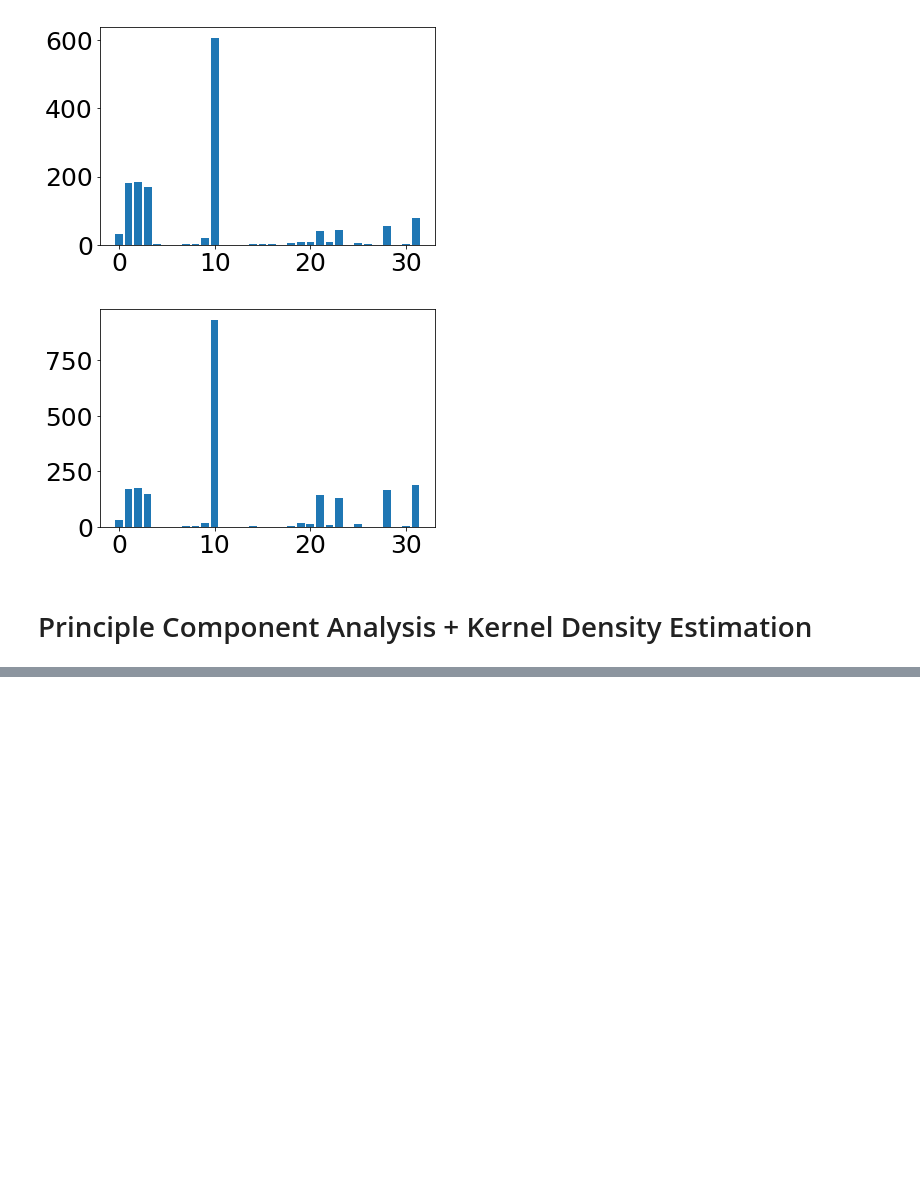
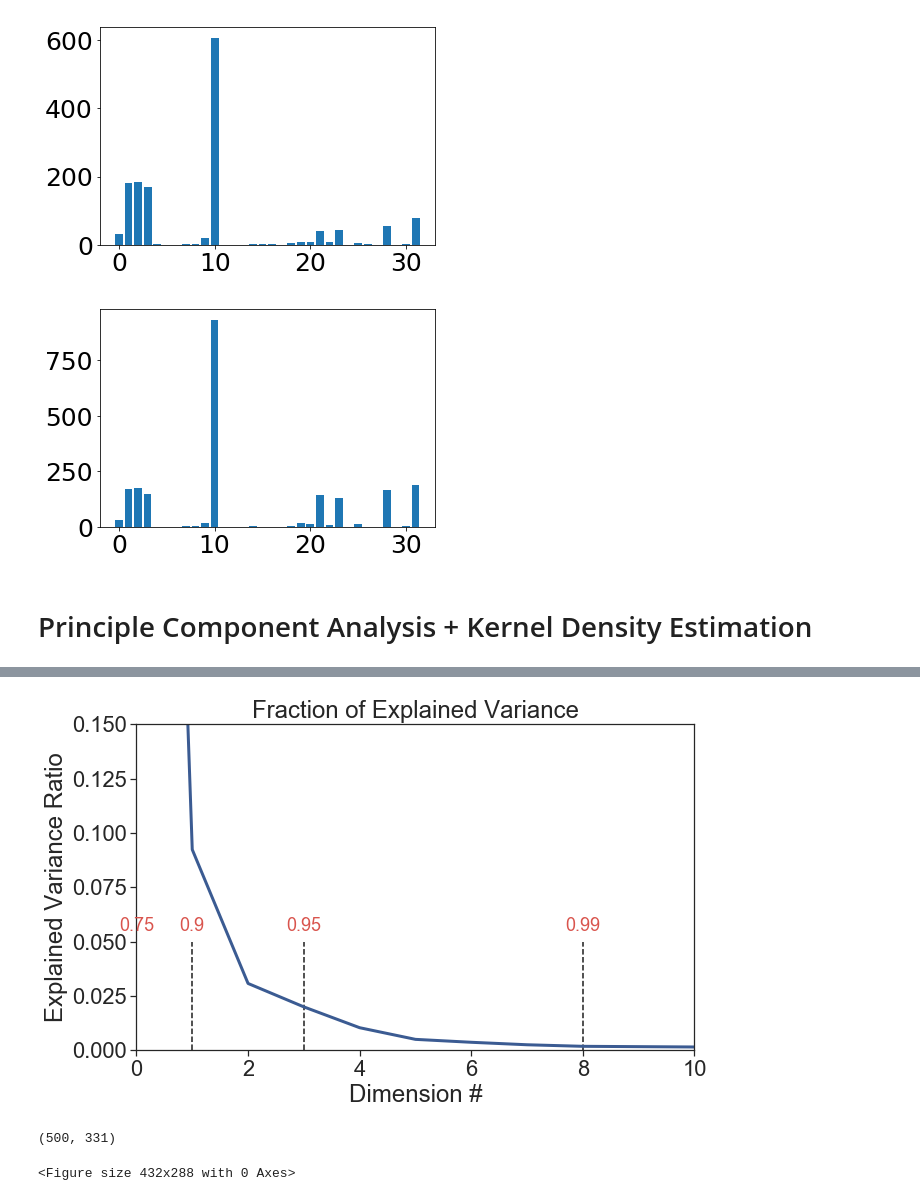
Before and after one commit to hi-khristine/msca31008, a Jupyter notebook: UFC Final Project Notebook.ipynb, the cells around one changed output, grey strips where cells are left out. Cells and saved outputs as stored; diff of their text form; code cells hidden in the pictures; blank space fills up the shorter version.

```diff
--- a/UFC Final Project Notebook.ipynb
+++ b/UFC Final Project Notebook.ipynb
@@ -208,0 +213,76 @@ Average Fights per Fighter:  5.372323759791123
+# %%
+import pandas as pd
+import numpy as np
+import os, sys
+
+os.chdir(r"C:\Users\Adam-PC\Documents\GitHub\msca31008")
+
+for f in os.listdir('fun/'): exec(open('fun/'+f).read())
+#load(r"C:\Users\Adam-PC\Documents\GitHub\msca31008\out\c2-fighter-level-fillna.pkl")
+
+data = pd.read_csv(r"C:\Users\Adam-PC\Documents\GitHub\msca31008\data\fighter_level_dataset_with_clusters.csv", index_col = 0)
+data.drop(columns = ['Unnamed: 0.1', 'Winner'], inplace = True)
+
+from sklearn.neighbors import KernelDensity
+from sklearn.decomposition import PCA
+import seaborn as sns
+import matplotlib.pyplot as plt
+
+names = data['fighter']
+y = data['kmeans_label']
+X = data.drop(columns = ['fighter', 'kmeans_label'])
+X = pd.get_dummies(X)
+
+
+pca = PCA(copy = True).fit(X)
+
+###################################
+##### Find the PCA Parameters #####
+###################################
+
+lmts = [0.75, 0.9, 0.95, 0.99]
+vars = np.cumsum(pca.explained_variance_ratio_)
+vls = np.array([np.argmax(vars > i) for i in lmts])
+
+# Make the plot
+sns.set(style="ticks", font_scale=2.0)
+fig, ax = plt.subplots(figsize=(10,6))
+
+# Decorate the plot
+ax.set_xlabel('Dimension #')
+ax.set_ylabel('Explained Variance Ratio')
+ax.set_title('Fraction of Explained Variance')
+
+ax.set_xlim(0, 10.0)
+ax.set_ylim(0, 0.15)
+
+# Draw lines for the cumulative variance
+ax.vlines(vls, 0.0, 0.05, linestyles='dashed') #colors=sns.xkcd_rgb)
+for xl, txt in zip(vls, lmts):
+    ax.text(xl, 0.055, str(txt), fontsize = 18, \
+            color=sns.xkcd_rgb["pale red"], \
+            horizontalalignment='center')
+
+# Now draw the points, with bolder colors.
+plt.plot(pca.explained_variance_ratio_, color=sns.xkcd_rgb["denim blue"], linewidth=3)
+
+plt.show()
+sns.despine(offset=5, trim=True)
+
+#################################################
+##### Kernel Estimation for Data Generation #####
+#################################################
+
+pca = PCA(n_components = 8, copy = True)
+pca_data = pca.fit_transform(X)
+kde = KernelDensity(kernel = 'gaussian')
+kde.fit(pca_data)
+
+## Create 500 new sample points
+new_data = kde.sample(500, random_state = 0)
+new_data = pca.inverse_transform(new_data)
+print(new_data.shape)
+# %% [output]
+[figure, added]
+(500, 331)
+<Figure size 432x288 with 0 Axes>
```
Also changed, not shown: parts of 1 cell of this notebook, 2 other files.
